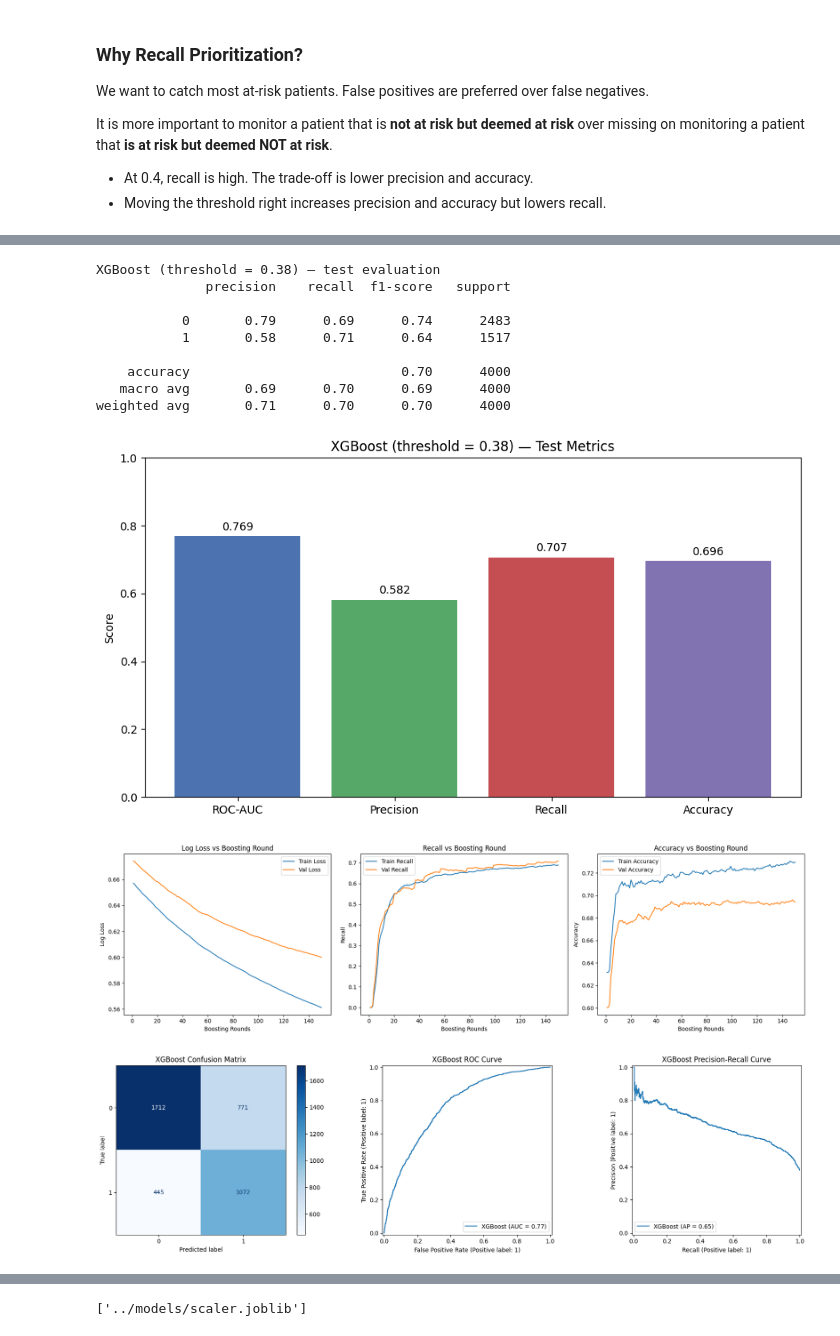
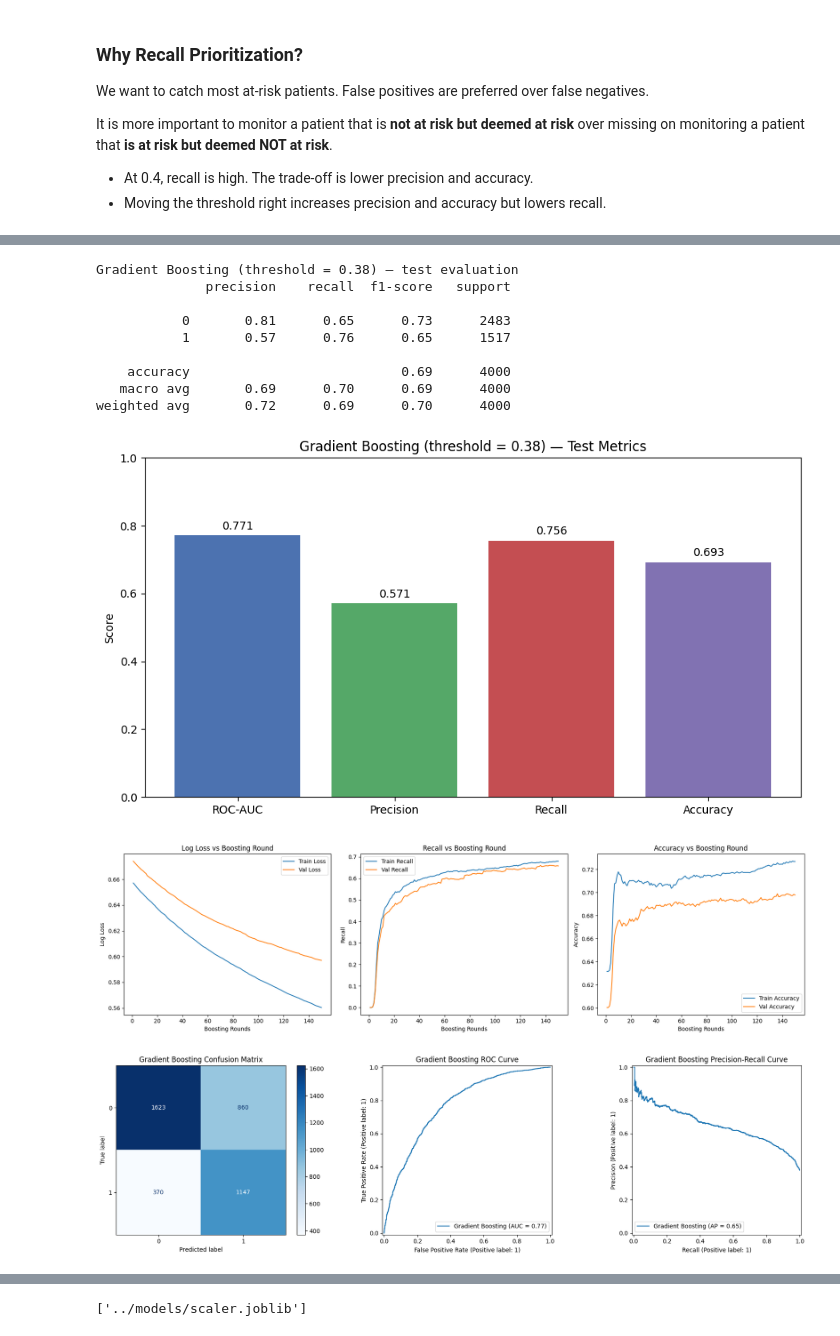
Before and after one commit to JhanaviLingameneni/Prompted-ICU-Risk-Forecasting, a Jupyter notebook: code/ml/all_models.ipynb, the cells around one changed output, grey strips where cells are left out. Saved outputs shown, nothing was run; the diff lists cells and outputs as text; code cells hidden in the pictures.

```diff
--- a/code/ml/all_models.ipynb
+++ b/code/ml/all_models.ipynb
@@ -144,7 +143,6 @@ def process_dataset(data_set: str, undersample: bool = False):
     df_std = grouped.std(ddof=0).add_suffix("_std")
     df_first = grouped.first().add_suffix("_first")
     df_last = grouped.last().add_suffix("_last")
-    df_count = grouped.count().add_suffix("_count")
     df_missing = grouped.count().eq(0).astype(int).add_suffix("_missing")
 
     df_delta = (
@@ -160,7 +158,7 @@ def process_dataset(data_set: str, undersample: bool = False):
     df_features = pd.concat(
         [
             df_mean, df_median, df_min, df_max, df_std,
-            df_first, df_last, df_delta, df_count, df_missing, df_range
+            df_first, df_last, df_delta, df_missing, df_range
         ],
         axis=1
     )
@@ -459,62 +457,62 @@ y_train_prob = xgboost_model.predict_proba(xgboost_train_x)[:, 1]
 # %%
-y_pred = (y_prob >= xgboost_threshold).astype(int)
-evaluate_model(y_test, y_pred, y_prob, title=f'XGBoost (threshold = {xgboost_threshold})')
+y_pred = (grad_boost_prob >= grad_boost_threshold).astype(int)
+evaluate_model(y_test, y_pred, grad_boost_prob, title=f'Gradient Boosting (threshold = {grad_boost_threshold})')
 
 epochs = np.arange(1, len(train_loss) + 1)
-xgboost_metric_fig, xgboost_metric_axes = plt.subplots(1, 3, figsize=(18, 5))
+grad_boost_metric_fig, grad_boost_metric_axes = plt.subplots(1, 3, figsize=(18, 5))
 
-xgboost_metric_axes[0].plot(epochs, train_loss, label='Train Loss')
-xgboost_metric_axes[0].plot(epochs, val_loss, label='Val Loss')
-xgboost_metric_axes[0].set_title('Log Loss vs Boosting Round')
-xgboost_metric_axes[0].set_xlabel('Boosting Rounds')
-xgboost_metric_axes[0].set_ylabel('Log Loss')
-xgboost_metric_axes[0].legend()
+grad_boost_metric_axes[0].plot(epochs, train_loss, label='Train Loss')
+grad_boost_metric_axes[0].plot(epochs, val_loss, label='Val Loss')
+grad_boost_metric_axes[0].set_title('Log Loss vs Boosting Round')
+grad_boost_metric_axes[0].set_xlabel('Boosting Rounds')
+grad_boost_metric_axes[0].set_ylabel('Log Loss')
+grad_boost_metric_axes[0].legend()
 
-xgboost_metric_axes[1].plot(epochs, train_recall, label='Train Recall')
-xgboost_metric_axes[1].plot(epochs, val_recall, label='Val Recall')
-xgboost_metric_axes[1].set_title('Recall vs Boosting Round')
-xgboost_metric_axes[1].set_xlabel('Boosting Rounds')
-xgboost_metric_axes[1].set_ylabel('Recall')
-xgboost_metric_axes[1].legend()
+grad_boost_metric_axes[1].plot(epochs, train_recall, label='Train Recall')
+grad_boost_metric_axes[1].plot(epochs, val_recall, label='Val Recall')
+grad_boost_metric_axes[1].set_title('Recall vs Boosting Round')
+grad_boost_metric_axes[1].set_xlabel('Boosting Rounds')
+grad_boost_metric_axes[1].set_ylabel('Recall')
+grad_boost_metric_axes[1].legend()
 
-xgboost_metric_axes[2].plot(epochs, train_accuracy, label='Train Accuracy')
-xgboost_metric_axes[2].plot(epochs, val_accuracy, label='Val Accuracy')
-xgboost_metric_axes[2].set_title('Accuracy vs Boosting Round')
-xgboost_metric_axes[2].set_xlabel('Boosting Rounds')
-xgboost_metric_axes[2].set_ylabel('Accuracy')
-xgboost_metric_axes[2].legend()
+grad_boost_metric_axes[2].plot(epochs, train_accuracy, label='Train Accuracy')
+grad_boost_metric_axes[2].plot(epochs, val_accuracy, label='Val Accuracy')
+grad_boost_metric_axes[2].set_title('Accuracy vs Boosting Round')
+grad_boost_metric_axes[2].set_xlabel('Boosting Rounds')
+grad_boost_metric_axes[2].set_ylabel('Accuracy')
+grad_boost_metric_axes[2].legend()
 
 plt.tight_layout()
 plt.show()
 
-# Populate the 3-panel XGBoost evaluation figure.
-xgboost_fig, xgboost_axes = plt.subplots(1, 3, figsize=(18, 5))
+# Populate the 3-panel Gradient Boosting evaluation figure.
+grad_boost_fig, grad_boost_axes = plt.subplots(1, 3, figsize=(18, 5))
 ConfusionMatrixDisplay.from_predictions(
     y_test,
     y_pred,
-    ax=xgboost_axes[0],
+    ax=grad_boost_axes[0],
     cmap='Blues'
 )
-xgboost_axes[0].set_title('XGBoost Confusion Matrix')
-RocCurveDisplay.from_predictions(y_test, y_prob, ax=xgboost_axes[1], name='XGBoost')
-xgboost_axes[1].set_title('XGBoost ROC Curve')
+grad_boost_axes[0].set_title('Gradient Boosting Confusion Matrix')
+RocCurveDisplay.from_predictions(y_test, grad_boost_prob, ax=grad_boost_axes[1], name='Gradient Boosting')
+grad_boost_axes[1].set_title('Gradient Boosting ROC Curve')
 PrecisionRecallDisplay.from_predictions(
-    y_test, y_prob, ax=xgboost_axes[2], name='XGBoost')
-xgboost_axes[2].set_title('XGBoost Precision-Recall Curve')
+    y_test, grad_boost_prob, ax=grad_boost_axes[2], name='Gradient Boosting')
+grad_boost_axes[2].set_title('Gradient Boosting Precision-Recall Curve')
 plt.tight_layout()
-# plt.savefig("XGBoost_confusion_matrix_roc_curve_precision_recall.png")
+# plt.savefig("gradient_boosting_confusion_matrix_roc_curve_precision_recall.png")
 plt.show()
 # %% [output]
-XGBoost (threshold = 0.38) — test evaluation
+Gradient Boosting (threshold = 0.38) — test evaluation
               precision    recall  f1-score   support
 
-           0       0.79      0.69      0.74      2483
-           1       0.58      0.71      0.64      1517
+           0       0.81      0.65      0.73      2483
+           1       0.57      0.76      0.65      1517
 
-    accuracy                           0.70      4000
+    accuracy                           0.69      4000
    macro avg       0.69      0.70      0.69      4000
-weighted avg       0.71      0.70      0.70      4000
+weighted avg       0.72      0.69      0.70      4000
-[figure, old version]
+[figure, new version]
-[figure, old version]
+[figure, new version]
-[figure, old version]
+[figure, new version]
 # %%
```
Also changed, not shown: parts of 12 cells of this notebook, 10 other files.
